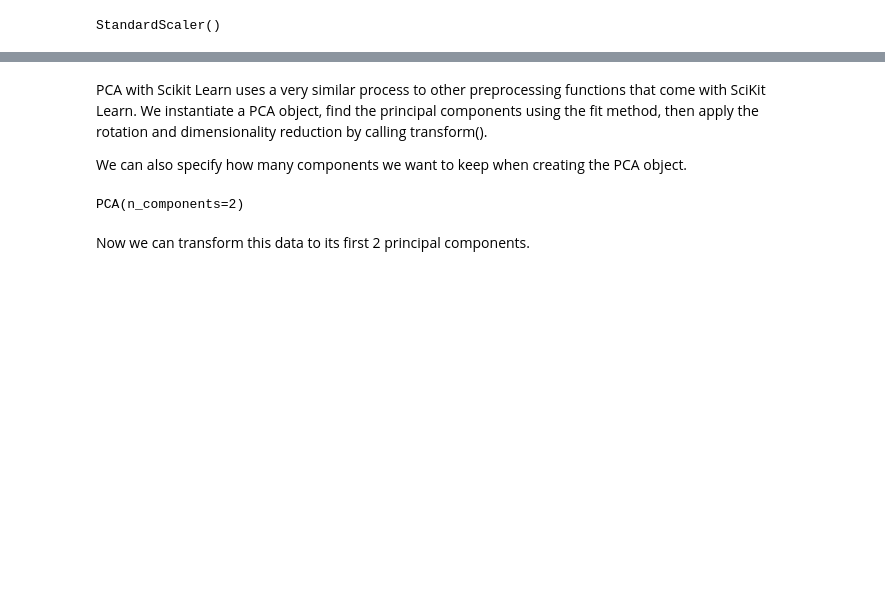
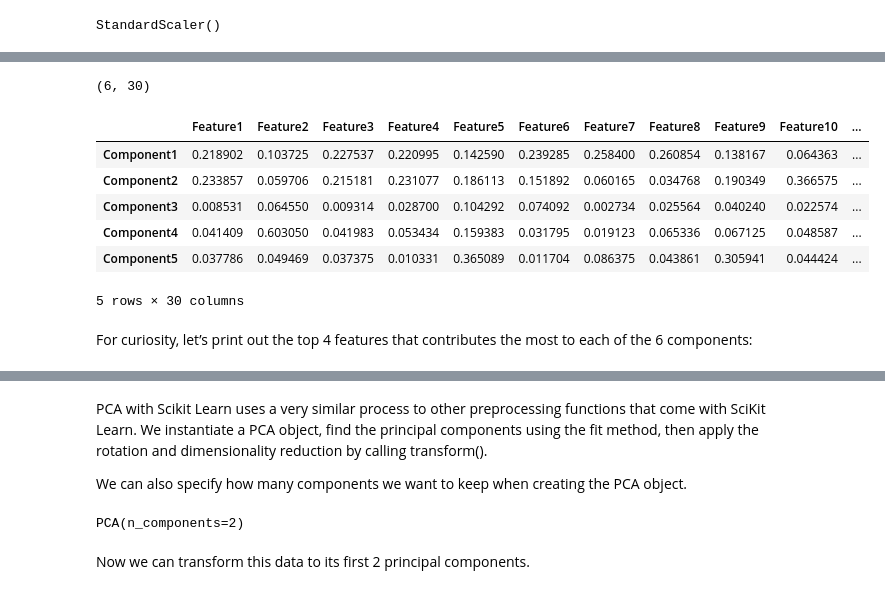
Before and after one commit to mostafa-ja/NLP, a Jupyter notebook: Principal_Component_Analysis.ipynb, the cells around one changed output, grey strips where cells are left out. Drawn from its saved outputs; the diff is of its cells as text; code cells hidden in the pictures; blank space fills up the shorter version.

```diff
--- a/Principal_Component_Analysis.ipynb
+++ b/Principal_Component_Analysis.ipynb
@@ -81,0 +210,3 @@ scaled_data = scaler.transform(df)
+# %%
+pca_components = abs(pca.components_)
+print(pca_components)
@@ -81,0 +231,20 @@ scaled_data = scaler.transform(df)
+# %%
+abs(pca.components_).shape
+# %% [output]
+(6, 30)
+# %%
+index = ['Component'+str(i+1) for i in range(pca.components_.shape[0])]
+columns = ['Feature'+str(i+1) for i in range(pca.components_.shape[1])]
+
+df_components = pd.DataFrame(pca_components,index=index, columns=columns)
+df_components.head()
+# %% [output]
+|  | Feature1 | Feature2 | Feature3 | Feature4 | Feature5 | Feature6 | Feature7 | Feature8 | Feature9 | Feature10 | ... |
+| Component1 | 0.218902 | 0.103725 | 0.227537 | 0.220995 | 0.142590 | 0.239285 | 0.258400 | 0.260854 | 0.138167 | 0.064363 | ... |
+| Component2 | 0.233857 | 0.059706 | 0.215181 | 0.231077 | 0.186113 | 0.151892 | 0.060165 | 0.034768 | 0.190349 | 0.366575 | ... |
+| Component3 | 0.008531 | 0.064550 | 0.009314 | 0.028700 | 0.104292 | 0.074092 | 0.002734 | 0.025564 | 0.040240 | 0.022574 | ... |
+| Component4 | 0.041409 | 0.603050 | 0.041983 | 0.053434 | 0.159383 | 0.031795 | 0.019123 | 0.065336 | 0.067125 | 0.048587 | ... |
+| Component5 | 0.037786 | 0.049469 | 0.037375 | 0.010331 | 0.365089 | 0.011704 | 0.086375 | 0.043861 | 0.305941 | 0.044424 | ... |
+5 rows × 30 columns
+# %% [markdown]
+For curiosity, let’s print out the top 4 features that contributes the most to each of the 6 components:
```
Also changed, not shown: parts of 25 cells of this notebook.
